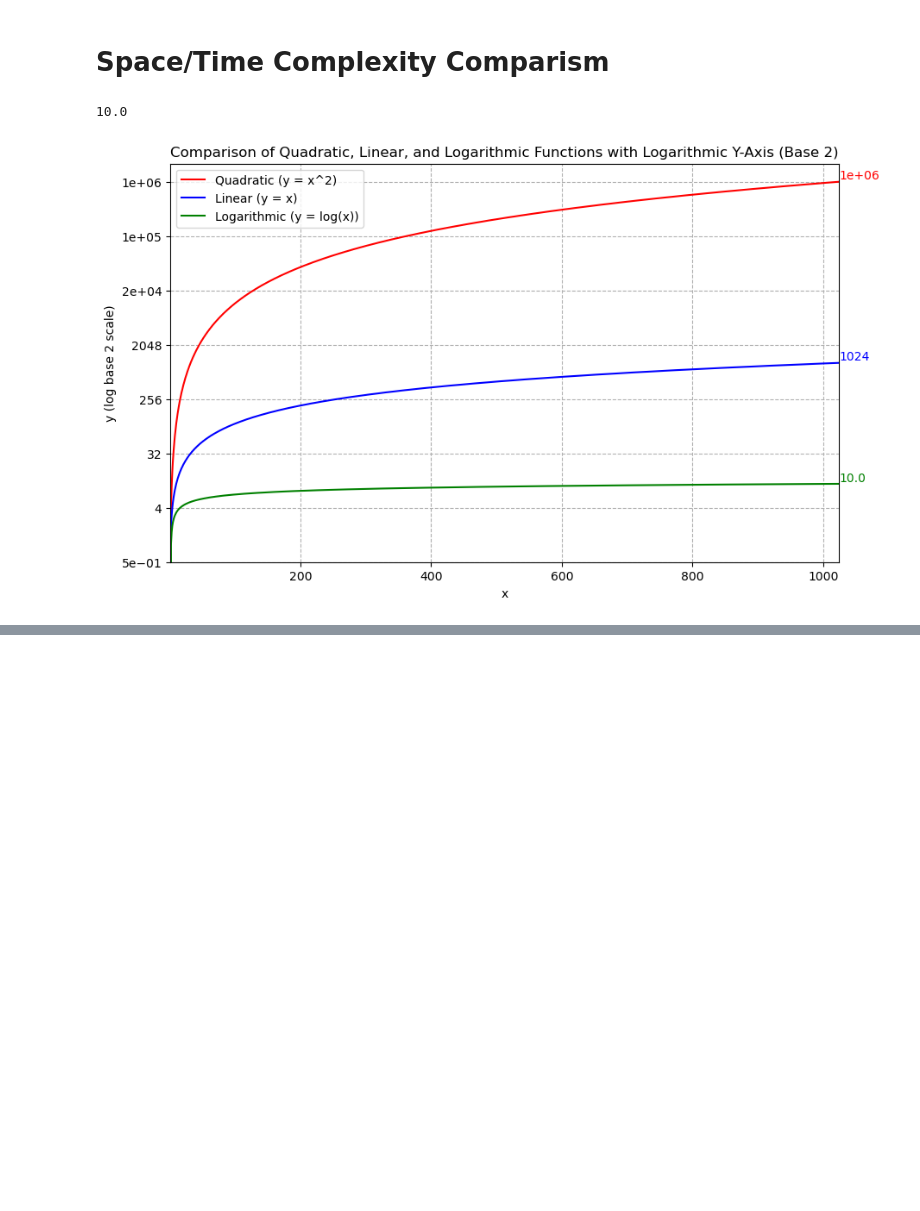
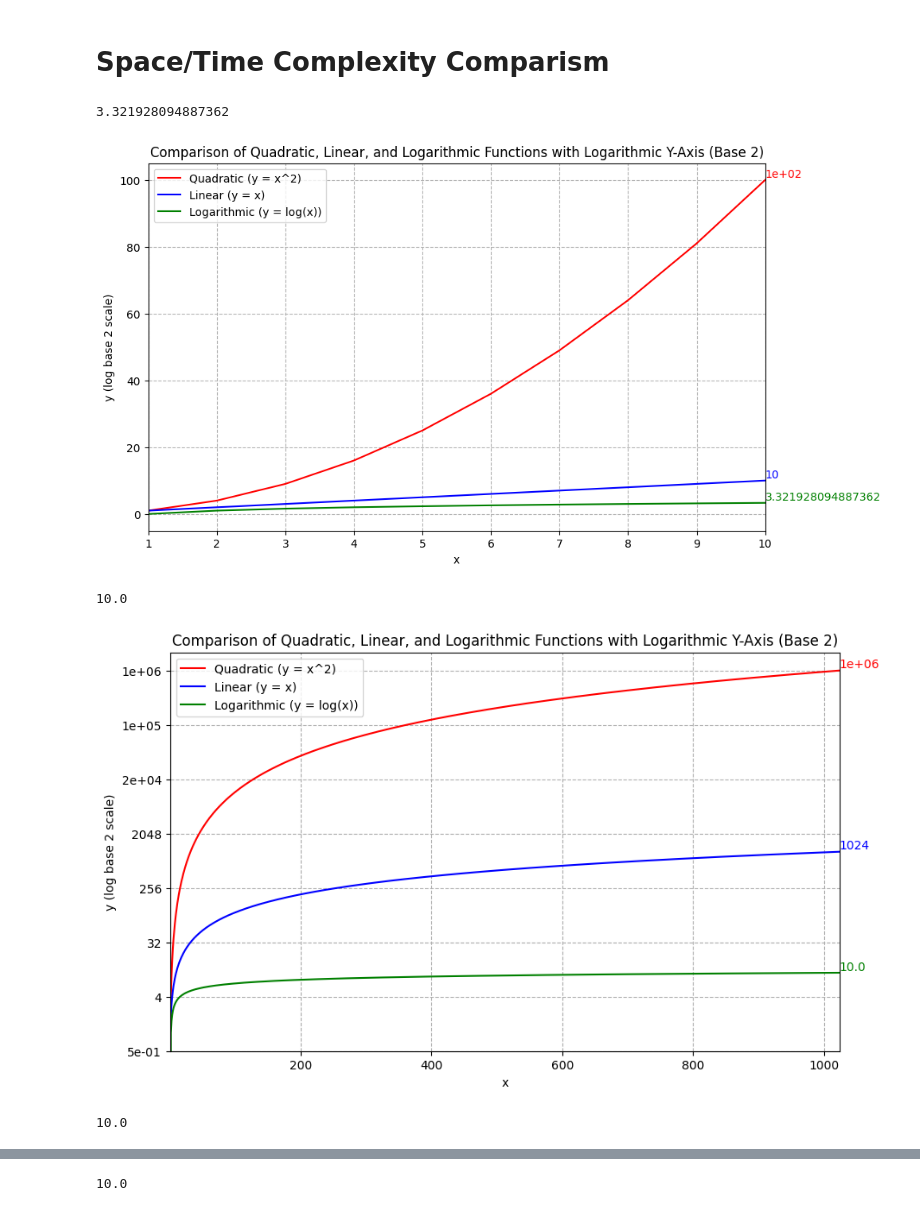
Before and after one commit to tuntunwin/algorithm, a Jupyter notebook: algorithm_1.ipynb, the cells around one changed output, grey strips where cells are left out. Saved outputs shown, nothing was run; the diff lists cells and outputs as text; code cells hidden in the pictures; blank space fills up the shorter version.

Commit message:
common plot function

```diff
--- a/algorithm_1.ipynb
+++ b/algorithm_1.ipynb
@@ -5,58 +59,13 @@ Welcome to introduction to Algorithm
 # %% [markdown]
 # Space/Time Complexity Comparism
 # %%
-import numpy as np
-import matplotlib.pyplot as plt
-from matplotlib.ticker import LogFormatter
-
-# Define the range of x values from 1 to 1024
-x = np.linspace(1, 1024, 1024)
-
-# Define the functions
-y_quadratic = x**2
-y_linear = x
-y_logarithmic = np.log2(x)
-
-# Create the plot
-plt.figure(figsize=(10, 6))
-
-# Plot each function
-plt.plot(x, y_quadratic, label='Quadratic (y = x^2)', color='red')
-plt.plot(x, y_linear, label='Linear (y = x)', color='blue')
-plt.plot(x, y_logarithmic, label='Logarithmic (y = log(x))', color='green')
-
-# Set the y-axis to a logarithmic scale with base 2
-plt.yscale('log', base=2)
-
-# Set custom y-axis tick formatter to reflect base 2
-plt.gca().yaxis.set_major_formatter(LogFormatter(base=2))
-
-# Set x-axis limits to range from 1 to 1024
-plt.xlim(1, 1024)
-
-# Add labels and title
-plt.xlabel('x')
-plt.ylabel('y (log base 2 scale)')
-plt.title('Comparison of Quadratic, Linear, and Logarithmic Functions with Logarithmic Y-Axis (Base 2)')
-
-# Add a legend
-plt.legend()
-
-# Display the latest y value of each function
-latest_x = 1024
-latest_y_quadratic = latest_x**2
-latest_y_linear = latest_x
-latest_y_logarithmic = np.log2(latest_x)
-print(latest_y_logarithmic)
-
-# Annotate the latest y values on the plot
-plt.text(latest_x, latest_y_quadratic, f'{latest_y_quadratic:0.0e}', color='red', ha='left', va='bottom')
-plt.text(latest_x, latest_y_linear, f'{latest_y_linear}', color='blue', ha='left', va='bottom')
-plt.text(latest_x, latest_y_logarithmic, f'{latest_y_logarithmic}', color='green', ha='left', va='bottom')
-
-# Display the plot
-plt.grid(True, which="both", ls="--")
-plt.show()
+plotcomplixity(10, False)
+plotcomplixity(1024, True)
+plotcomplixity(1024, y_is_log_scale=10)
+#plotcomplixity(1024, y_is_log_scale=np.e)
 # %% [output]
-10.0
+3.321928094887362
-[figure, old version]
+[figure, new version]
+10.0
+[figure, added]
+10.0
@@ -62,0 +73 @@ plt.show()
+10.0
```
Also changed, not shown: parts of 2 cells of this notebook.
